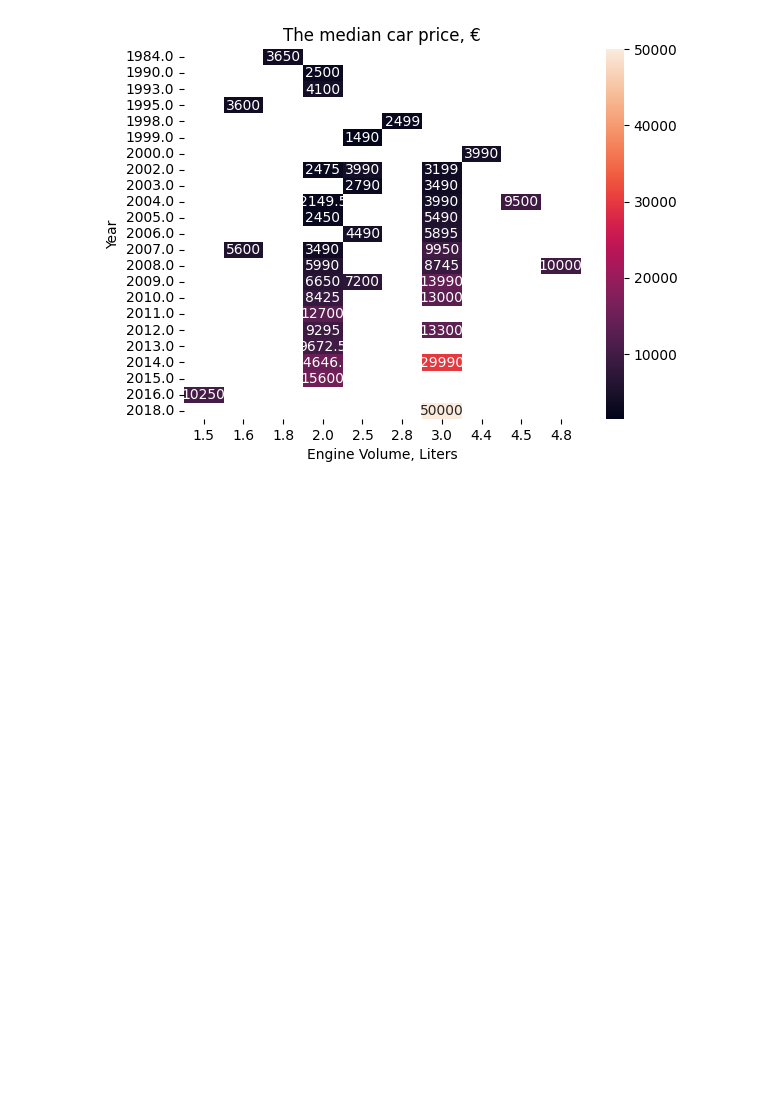
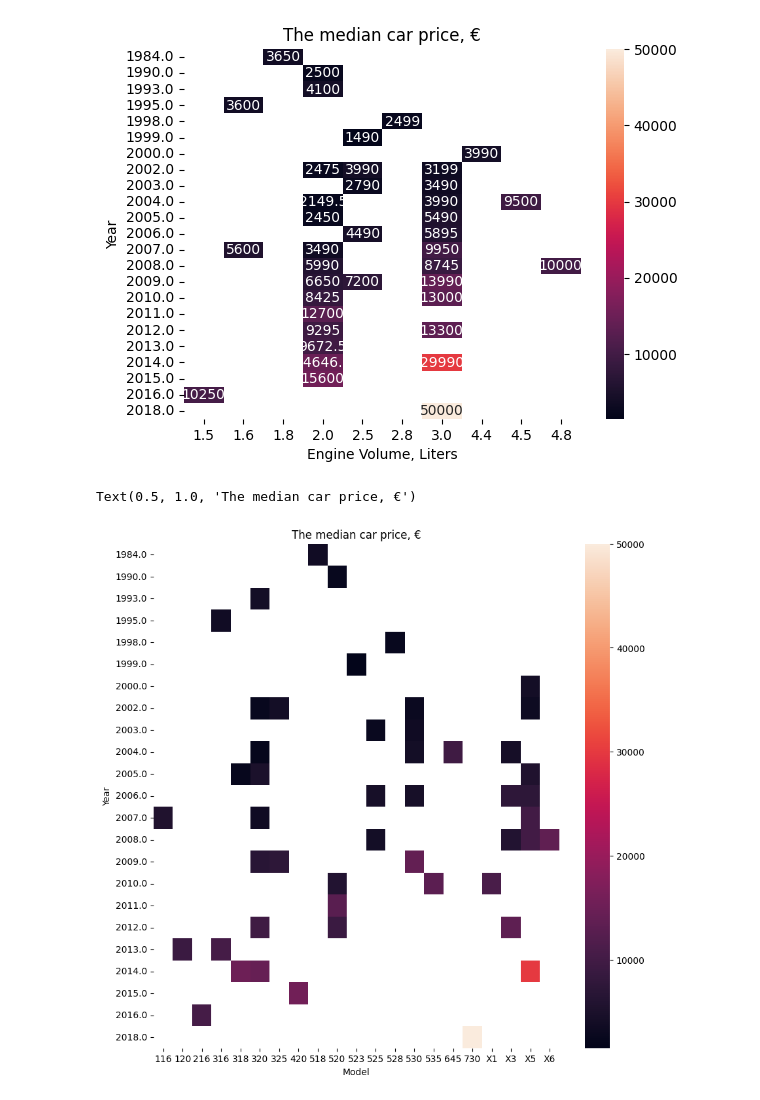
Before and after one commit to uktukt/SGT, a Jupyter notebook: sgt_20221020_beautifulsoup_hw_bmw.ipynb, the cells around one changed output. Cells and saved outputs as stored; diff of their text form; code cells hidden in the pictures; blank space fills up the shorter version.

```diff
--- a/sgt_20221020_beautifulsoup_hw_bmw.ipynb
+++ b/sgt_20221020_beautifulsoup_hw_bmw.ipynb
@@ -213,7 +192,7 @@ plt.show()
 # %% [output]
 [figure]
 # %%
-bmw_map = bmw_df[['Year', 'Volume', 'Run', 'Price']]
+bmw_map = bmw_df[['Year', 'Volume', 'Run', 'Price', 'Model']]
 bmw_map = bmw_map.astype({'Year':'float'})
 
 bmw_table = bmw_map.pivot_table(index='Year', columns='Volume', values='Price', aggfunc=np.median)
@@ -221,8 +200,21 @@ bmw_table
 
 bmw_table.style.background_gradient(cmap='summer')
 ax = sns.heatmap(data=bmw_table, annot=True, fmt='g')
+
 ax.set_xlabel('Engine Volume, Liters')
 ax.set_title('The median car price, \u20ac')
 # %% [output]
 Text(0.5, 1.0, 'The median car price, €')
 [figure]
+# %%
+
+bmw_table = bmw_map.pivot_table(index='Year', columns='Model', values='Price', aggfunc=np.median)
+bmw_table
+plt.figure(figsize=(10,10))
+bmw_table.style.background_gradient(cmap=sns.light_palette("green", as_cmap=True)).highlight_max('red')
+ax = sns.heatmap(data=bmw_table)
+ax.set_xlabel('Model')
+ax.set_title('The median car price, \u20ac')
+# %% [output]
+Text(0.5, 1.0, 'The median car price, €')
+[figure, added]
```
Also changed, not shown: parts of 1 cell of this notebook, 1 other file.
